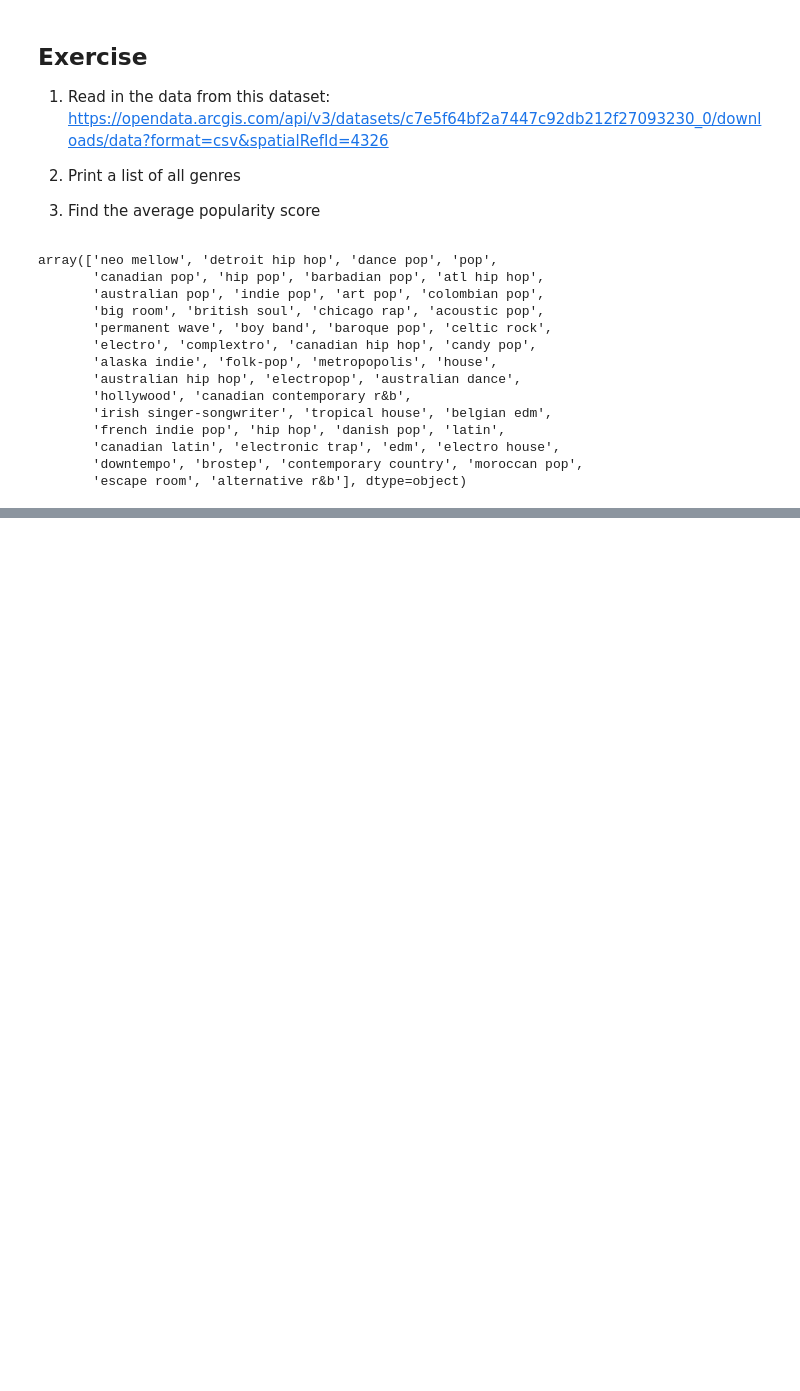
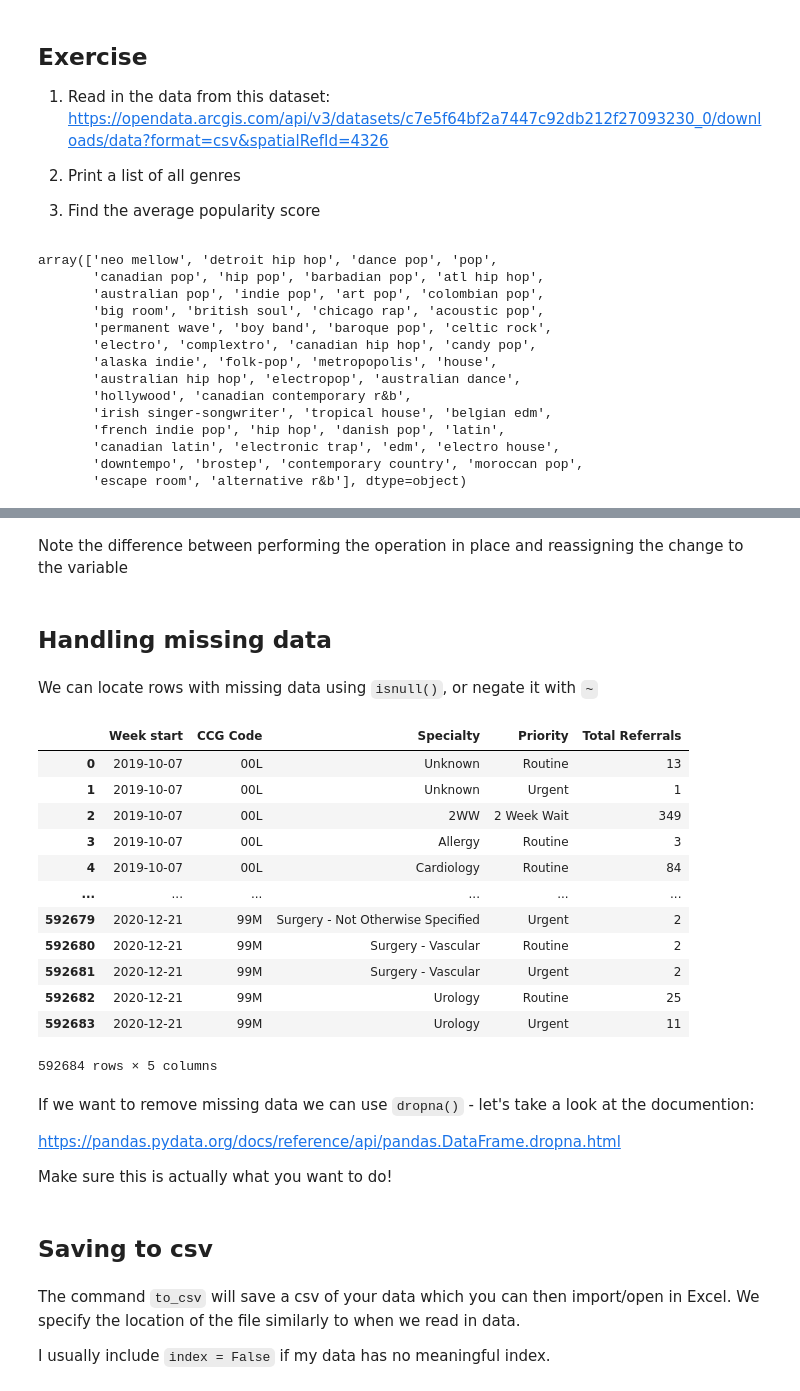
Before and after one commit to carnall-farrar/python_club, a Jupyter notebook: lessons/pandas_intro/Intro to Pandas (Solutions version).ipynb, the cells around one changed output, grey strips where cells are left out. Saved outputs shown, nothing was run; the diff lists cells and outputs as text; code cells hidden in the pictures; blank space fills up the shorter version.

Commit message:
Intro to pandas material

```diff
--- a/lessons/pandas_intro/Intro to Pandas (Solutions version).ipynb
+++ b/lessons/pandas_intro/Intro to Pandas (Solutions version).ipynb
@@ -407,0 +476,35 @@ df_exercise.loc[(df_exercise['Genre'] == 'pop') & (df_exercise['Popularity'] > 8
+# %% [markdown]
+Note the difference between performing the operation in place and reassigning the change to the variable
+# %% [markdown]
+## Handling missing data
+# %% [markdown]
+We can locate rows with missing data using `isnull()`, or negate it with `~`
+# %%
+df.loc[df['Total Referrals'].isnull()]
+df.loc[~df['Total Referrals'].isnull()]
+# %% [output]
+|  | Week start | CCG Code | Specialty | Priority | Total Referrals |
+| 0 | 2019-10-07 | 00L | Unknown | Routine | 13 |
+| 1 | 2019-10-07 | 00L | Unknown | Urgent | 1 |
+| 2 | 2019-10-07 | 00L | 2WW | 2 Week Wait | 349 |
+| 3 | 2019-10-07 | 00L | Allergy | Routine | 3 |
+| 4 | 2019-10-07 | 00L | Cardiology | Routine | 84 |
+| ... | ... | ... | ... | ... | ... |
+| 592679 | 2020-12-21 | 99M | Surgery - Not Otherwise Specified | Urgent | 2 |
+| 592680 | 2020-12-21 | 99M | Surgery - Vascular | Routine | 2 |
+| 592681 | 2020-12-21 | 99M | Surgery - Vascular | Urgent | 2 |
+| 592682 | 2020-12-21 | 99M | Urology | Routine | 25 |
+| 592683 | 2020-12-21 | 99M | Urology | Urgent | 11 |
+592684 rows × 5 columns
+# %% [markdown]
+If we want to remove missing data we can use `dropna()` - let's take a look at the documention:
+
+https://pandas.pydata.org/docs/reference/api/pandas.DataFrame.dropna.html
+
+Make sure this is actually what you want to do!
+# %% [markdown]
+## Saving to csv
+# %% [markdown]
+The command `to_csv` will save a csv of your data which you can then import/open in Excel. We specify the location of the file similarly to when we read in data.
+
+I usually include `index = False` if my data has no meaningful index.
```
Also changed, not shown: parts of 50 cells of this notebook, 1 other file.
